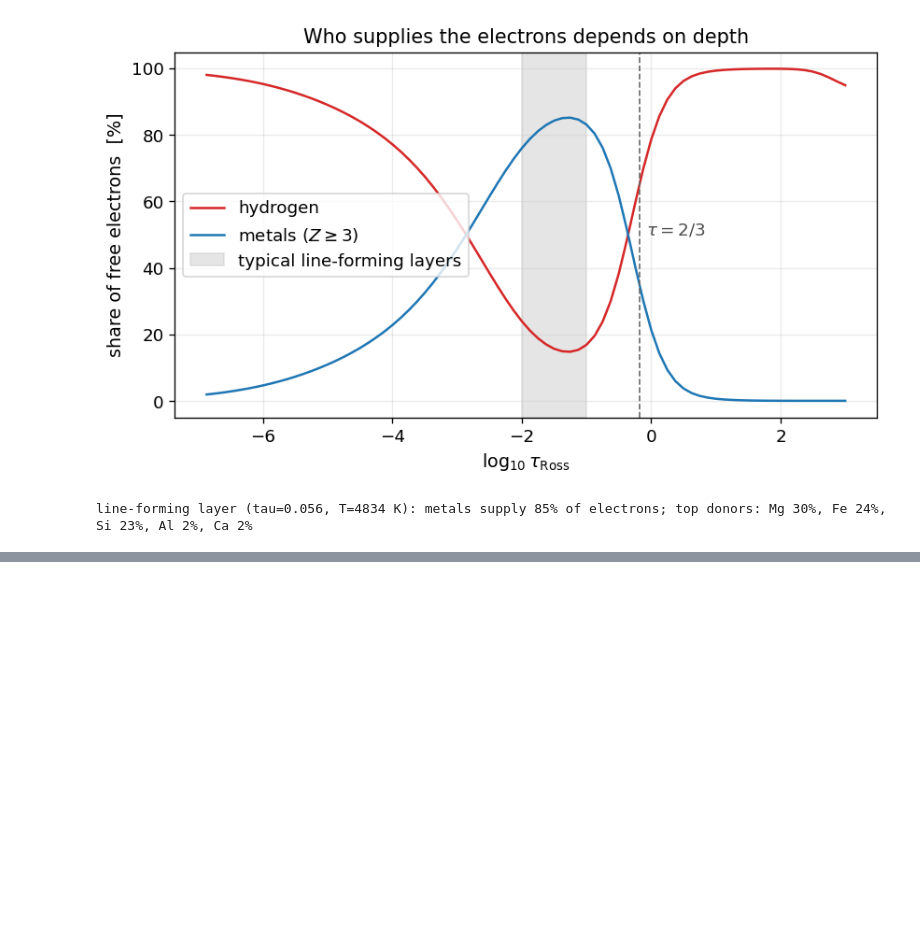
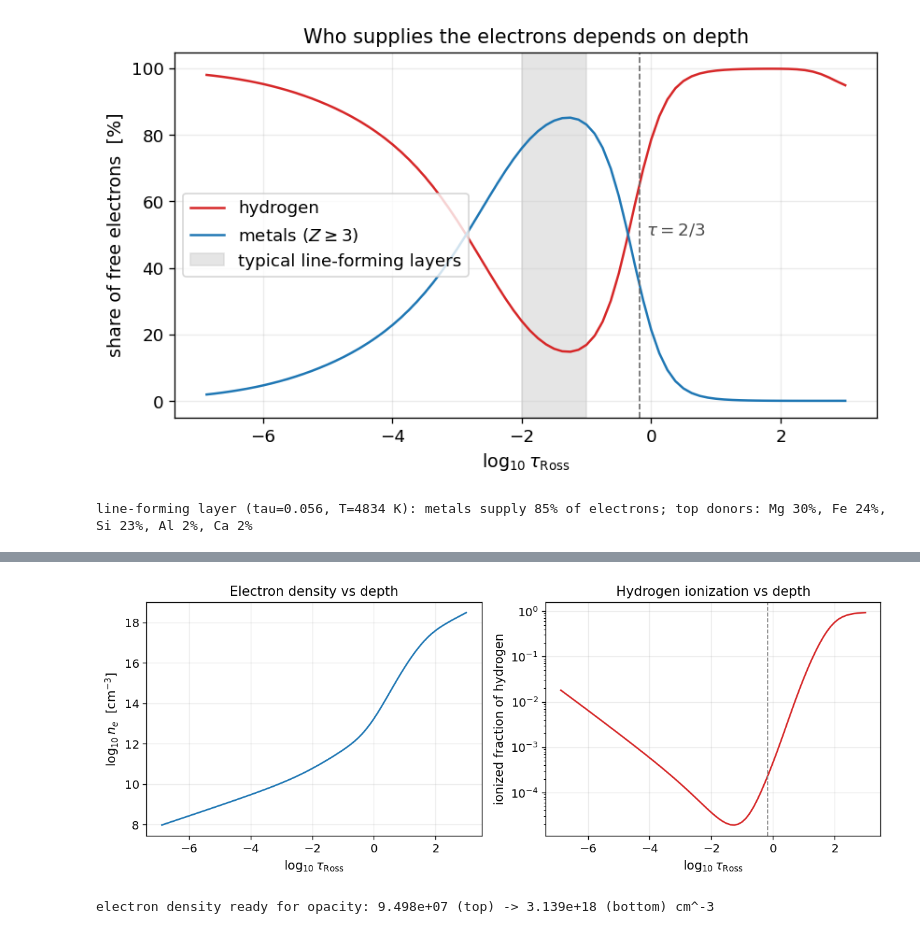
Before and after one commit to tingyuansen/stellar-spectroscopy-from-scratch-gpu, a Jupyter notebook: content/Lecture2.ipynb, the cells around one changed output, grey strips where cells are left out. Saved outputs shown, nothing was run; the diff lists cells and outputs as text; code cells hidden in the pictures; blank space fills up the shorter version.

```diff
--- a/content/Lecture2.ipynb
+++ b/content/Lecture2.ipynb
@@ -139,6 +109,5 @@ SAHA = 2.4148e15        # (2*pi*m_e*k / h^2)^{3/2}  [cm^-3 K^-3/2]
 KEV  = 8.6171e-5        # eV per kelvin: kT[eV] = KEV*T, so chi[eV]/(KEV*T) = chi/kT
 
 def saha_ratio(U_lo, U_hi, chi_eV, T, n_e, dchi_eV=0.0):
-    """Saha ratio N_{i+1}/N_i, depth-batched in torch. chi lowered by dchi_eV (Debye, below).
-    Every argument is a (nd,) device tensor (or a scalar); the result is (nd,)."""
+    """Saha ratio N_{i+1}/N_i. chi is lowered by dchi_eV (Debye, below)."""
     return (2.0 * U_hi / U_lo) * SAHA * T**1.5 * torch.exp(-(chi_eV - dchi_eV) / (KEV * T)) / n_e
@@ -194,12 +178,11 @@ The reference normalises each element over a slightly longer ladder (`nion2` sta
 # %%
 xab   = dev(REF["xabund"])          # abundance A_Z: number fraction over all atoms (99 elements)
-nion  = REF["nion"].astype(int)    # stages whose charge we count per element (host int)
-nion2 = REF["nion2"].astype(int)   # ladder length the reference normalises over
+nion  = REF["nion"].astype(int)     # stages whose charge we count per element (host int)
+nion2 = REF["nion2"].astype(int)    # ladder length used to normalize the Saha fractions
 
 def ionization_fractions(Z, T, n_e, dchi1):
     """Fractions f[layer, ion] of element Z, chaining Saha ratios over the nion2-stage
-    ladder the reference normalises over. Depth-batched: built as a list of (nd,) tensors
-    then stacked to (nd, nion2)."""
+    ladder, returned as (depth, ion)."""
     ni2 = int(nion2[Z-1])
 
     # r[:,0]=1: every stage measured against the neutral one. Climb the ladder one stage
@@ -221,9 +204,8 @@ def solve_electron_density(max_iter=400, tol=1e-10):
 
     Inputs are the fixed gas pressure, temperature, elemental abundances, partition tables,
     and ionization energies already loaded as tensors. The element loop handles heterogeneous
-    atomic data, while each element's 80 atmospheric layers are solved as one batched tensor.
-    Returns the converged electron density in cm^-3; fp32 GPU runs are checked against the
-    documented float floor, while CPU fp64 reaches the tighter reference floor.
+    atomic data, while each element is evaluated across all atmosphere layers at once.
+    Returns the converged electron density in cm^-3.
     """
     n_e = P_gas / tk / 2.0                       # initial guess: half the particles are electrons
 
@@ -234,7 +216,7 @@ def solve_electron_density(max_iter=400, tol=1e-10):
         lam_D = torch.sqrt(tk / (12.5664 * (4.801e-10)**2 * 2.0*n_e))
         dchi1 = torch.clamp(1.44e-7 / lam_D, max=1.0)
 
-        # sum the electron donations over every element (depth-batched inside)
+        # sum the electron donations over every element
         n_e_new = torch.zeros(nd, dtype=DTYPE, device=DEVICE)
         for Z in range(1, 100):
             f = ionization_fractions(Z, T, n_e, dchi1)
@@ -249,5 +231,7 @@ def solve_electron_density(max_iter=400, tol=1e-10):
     return n_e
 
 n_e = solve_electron_density()
-compare("electron density n_e", n_e, REF["xne"], tol=1e-3)
+jphot = int(torch.argmin(torch.abs(tau - 2/3)))
+print(f"electron density at tau=2/3: {float(n_e[jphot]):.3e} cm^-3")
+print(f"electron density spans {float(n_e.min()):.3e} -> {float(n_e.max()):.3e} cm^-3")
 # %% [output]
@@ -262,12 +246,12 @@ Now look at where those electrons come from — and how the answer shifts with d
 # %%
-# electron donation by every element at every depth, at the reference n_e (all on device)
-n_atom   = P_gas / tk - n_e_ref
-n_charge = 2.0 * n_e_ref
+# electron donation by every element at every depth, evaluated at the solved n_e
+n_atom   = P_gas / tk - n_e
+n_charge = 2.0 * n_e
 dchi1    = torch.clamp(1.44e-7 / torch.sqrt(tk / (12.5664 * (4.801e-10)**2 * n_charge)), max=1.0)
 
 ne_Z = torch.zeros(nd, 100, dtype=DTYPE, device=DEVICE)   # ne_Z[:, Z] = electrons from element Z
 for Z in range(1, 100):
-    f = ionization_fractions(Z, T, n_e_ref, dchi1)
+    f = ionization_fractions(Z, T, n_e, dchi1)
     ni = int(nion[Z-1])
     ne_Z[:, Z] = (f[:, :ni] * CHARGE[:ni]).sum(dim=1) * n_atom * xab[Z-1]
 
@@ -849,0 +290,19 @@ Those electrons, and those per-ion factors, are exactly what the next lecture ne
+# %%
+fig, ax = plt.subplots(1, 2, figsize=(10.5, 4.1))
+xne_np = n_e.detach().cpu().to(torch.float64).numpy()
+ax[0].plot(logtau, np.log10(xne_np), color="C0")
+ax[0].set_xlabel(r"$\log_{10}\tau_{\rm Ross}$"); ax[0].set_ylabel(r"$\log_{10} n_e$  [cm$^{-3}$]")
+ax[0].set_title("Electron density vs depth")
+
+ax[1].plot(logtau, frac_HII.cpu().numpy(), color="C3")
+ax[1].axvline(np.log10(2/3), ls="--", color="0.5", lw=1)
+ax[1].set_yscale("log"); ax[1].set_xlabel(r"$\log_{10}\tau_{\rm Ross}$")
+ax[1].set_ylabel("ionized fraction of hydrogen"); ax[1].set_title("Hydrogen ionization vs depth")
+fig.tight_layout(); plt.show()
+
+n_e_for_opacity = xne_np.copy()
+print(f"electron density ready for opacity: {n_e_for_opacity[0]:.3e} (top) -> "
+      f"{n_e_for_opacity[-1]:.3e} (bottom) cm^-3")
+# %% [output]
+[figure, added]
+electron density ready for opacity: 9.498e+07 (top) -> 3.139e+18 (bottom) cm^-3
```
Also changed, not shown: parts of 90 cells of this notebook, 14 other files.
